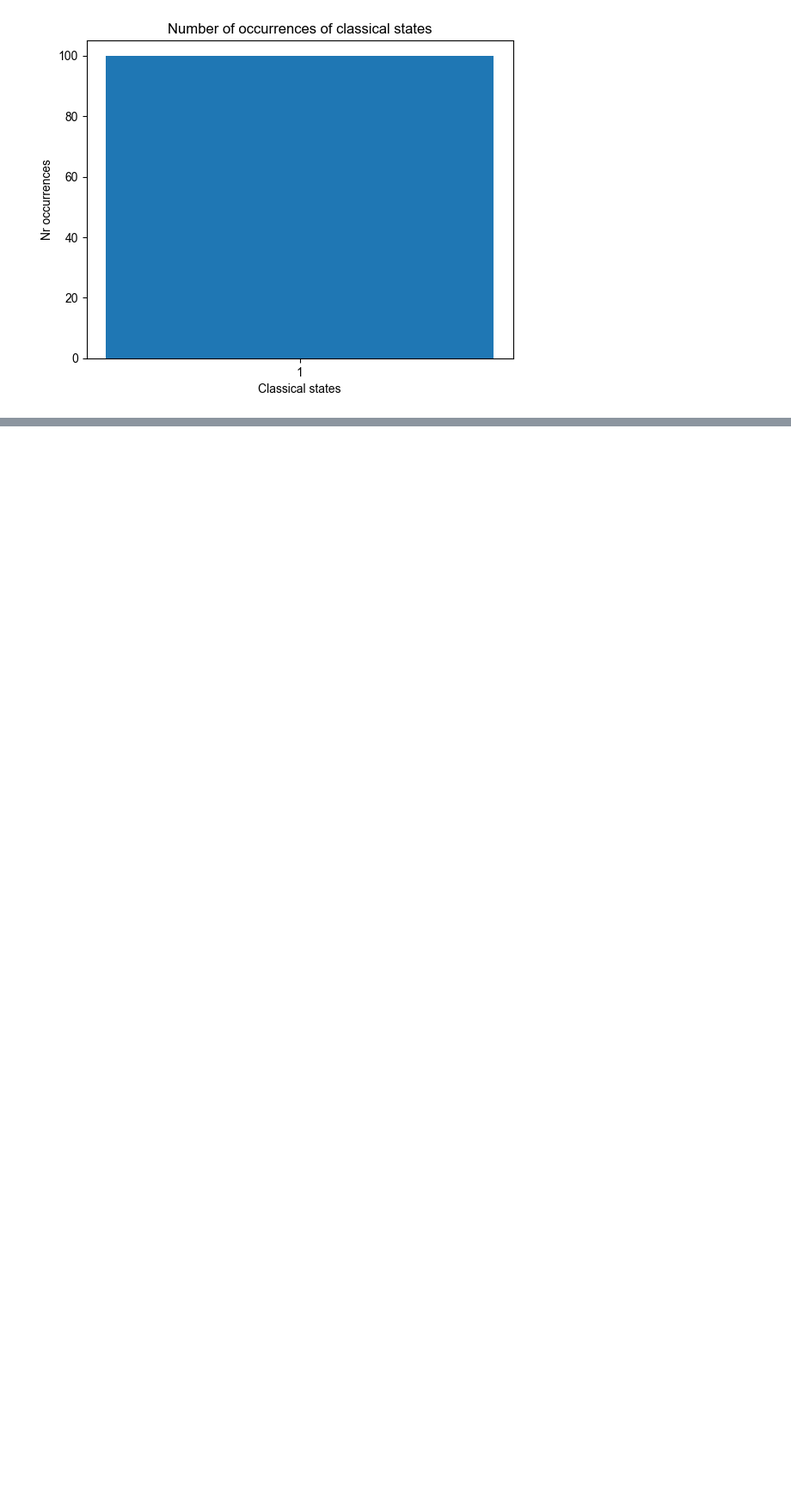
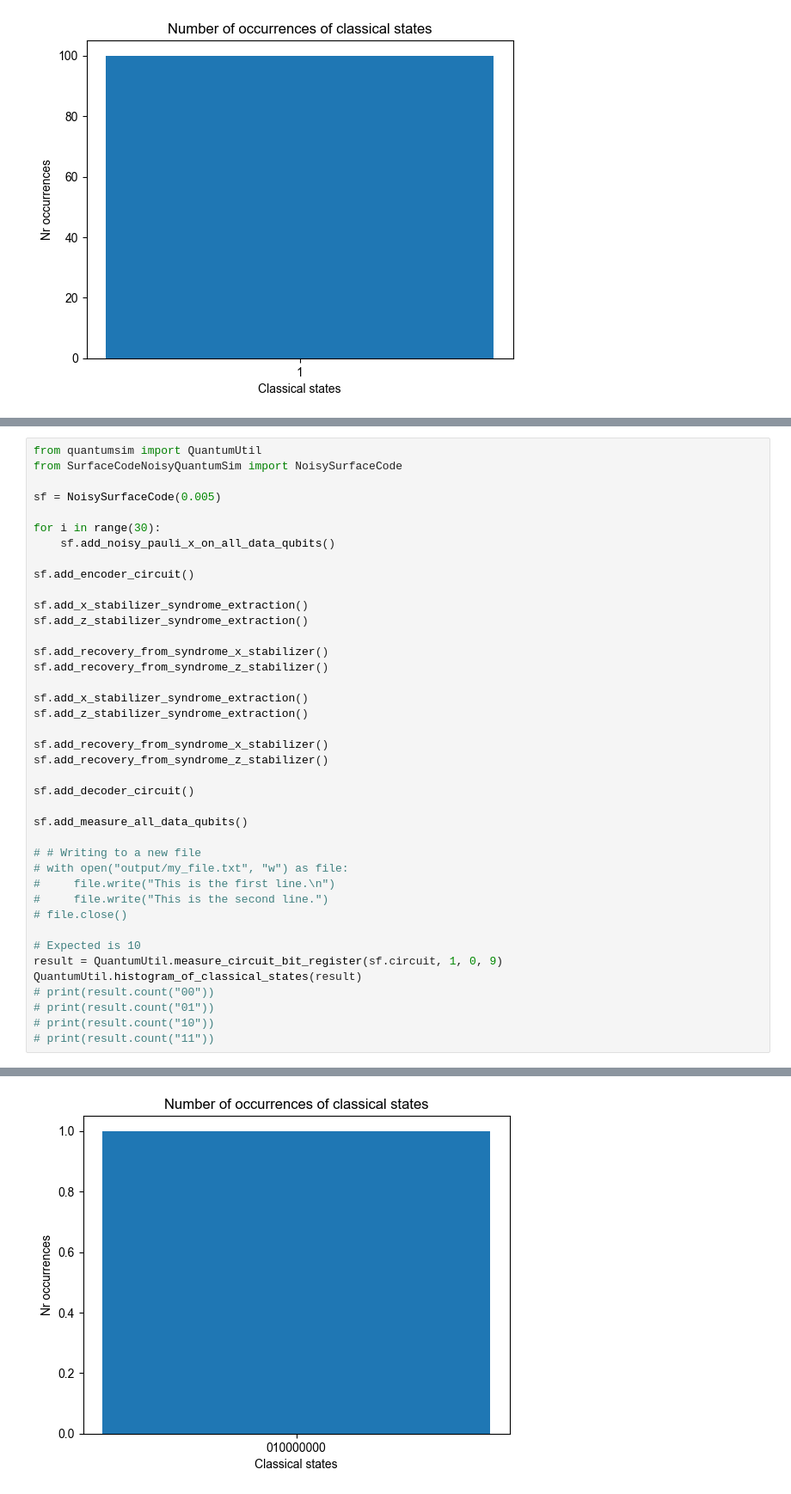
Before and after one commit to Mitch36/QuantumSim-QEC, a Jupyter notebook: QuantumSimSurfaceCodes.ipynb, the cells around one changed output, grey strips where cells are left out. Shown at 86% size. Cells and saved outputs as stored; diff of their text form; blank space fills up the shorter version.

```diff
--- a/QuantumSimSurfaceCodes.ipynb
+++ b/QuantumSimSurfaceCodes.ipynb
@@ -200,0 +201,41 @@ QuantumUtil.histogram_of_classical_states(result)
+# %%
+from quantumsim import QuantumUtil
+from SurfaceCodeNoisyQuantumSim import NoisySurfaceCode
+
+sf = NoisySurfaceCode(0.005)
+
+for i in range(30):
+    sf.add_noisy_pauli_x_on_all_data_qubits()
+
+sf.add_encoder_circuit()
+
+sf.add_x_stabilizer_syndrome_extraction()
+sf.add_z_stabilizer_syndrome_extraction()
+
+sf.add_recovery_from_syndrome_x_stabilizer()
+sf.add_recovery_from_syndrome_z_stabilizer()
+
+sf.add_x_stabilizer_syndrome_extraction()
+sf.add_z_stabilizer_syndrome_extraction()
+
+sf.add_recovery_from_syndrome_x_stabilizer()
+sf.add_recovery_from_syndrome_z_stabilizer()
+
+sf.add_decoder_circuit()
+
+sf.add_measure_all_data_qubits()
+
+# # Writing to a new file
+# with open("output/my_file.txt", "w") as file:
+#     file.write("This is the first line.\n")
+#     file.write("This is the second line.")
+# file.close()
+
+# Expected is 10
+result = QuantumUtil.measure_circuit_bit_register(sf.circuit, 1, 0, 9)
+QuantumUtil.histogram_of_classical_states(result)
+# print(result.count("00"))
+# print(result.count("01"))
+# print(result.count("10"))
+# print(result.count("11"))
+# %% [output]
@@ -200,0 +246 @@ QuantumUtil.histogram_of_classical_states(result)
+[figure, added]
```
Also changed, not shown: parts of 7 cells of this notebook, 13 other files.
